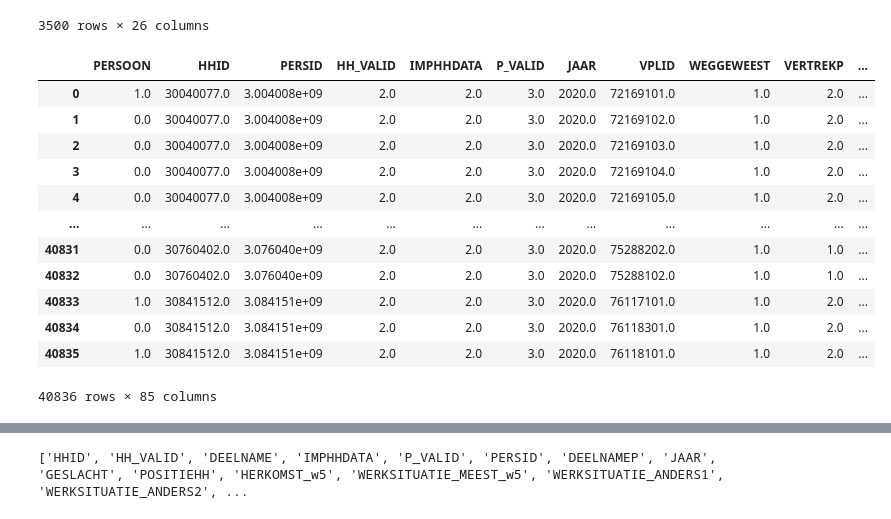
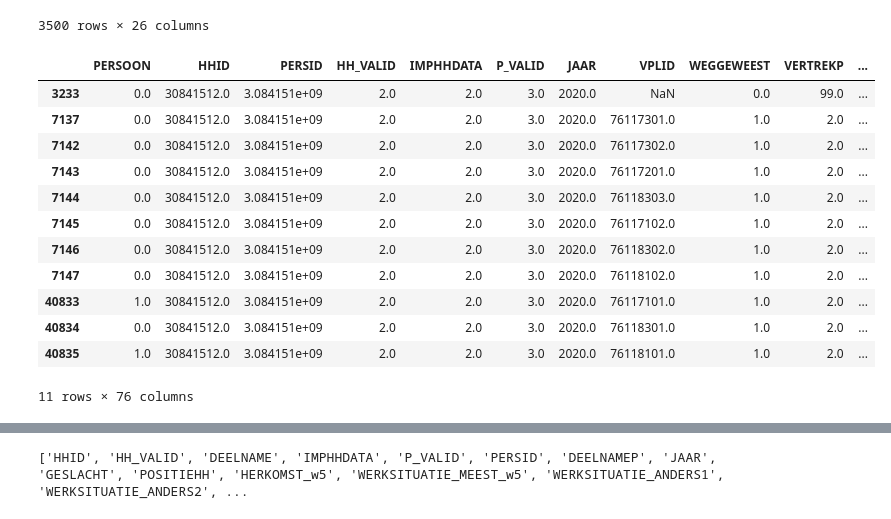
Before and after one commit to martynapiskorz/carn-t, a Jupyter notebook: MPN By wave/Y 20/mpn_20.ipynb, the cells around one changed output, grey strips where cells are left out. Drawn from its saved outputs; the diff is of its cells as text; code cells hidden in the pictures.

```diff
--- a/MPN By wave/Y 20/mpn_20.ipynb
+++ b/MPN By wave/Y 20/mpn_20.ipynb
@@ -32,26 +32,25 @@ display(aut)
 3500 rows × 26 columns
 # %%
 # dab cleaning
-# dab_dropcols = []
-# dab_80nan = og_dab.columns[og_dab.isna().mean() > 0.8].tolist()
-# dab_drop = dab_dropcols + dab_80nan
-# dab = og_dab.drop(columns=aut_drop, axis=1)
-df = og_dab
-display(df)
+dab_dropcols = []
+dab_80nan = og_dab.columns[og_dab.isna().mean() > 0.8].tolist()
+dab_drop = dab_dropcols + dab_80nan
+dab = og_dab.drop(columns=dab_drop, axis=1)
+display(dab[dab['HHID']==30841512.0])
 # %% [output]
 |  | PERSOON | HHID | PERSID | HH_VALID | IMPHHDATA | P_VALID | JAAR | VPLID | WEGGEWEEST | VERTREKP | ... |
-| 0 | 1.0 | 30040077.0 | 3.004008e+09 | 2.0 | 2.0 | 3.0 | 2020.0 | 72169101.0 | 1.0 | 2.0 | ... |
-| 1 | 0.0 | 30040077.0 | 3.004008e+09 | 2.0 | 2.0 | 3.0 | 2020.0 | 72169102.0 | 1.0 | 2.0 | ... |
-| 2 | 0.0 | 30040077.0 | 3.004008e+09 | 2.0 | 2.0 | 3.0 | 2020.0 | 72169103.0 | 1.0 | 2.0 | ... |
-| 3 | 0.0 | 30040077.0 | 3.004008e+09 | 2.0 | 2.0 | 3.0 | 2020.0 | 72169104.0 | 1.0 | 2.0 | ... |
-| 4 | 0.0 | 30040077.0 | 3.004008e+09 | 2.0 | 2.0 | 3.0 | 2020.0 | 72169105.0 | 1.0 | 2.0 | ... |
-| ... | ... | ... | ... | ... | ... | ... | ... | ... | ... | ... | ... |
-| 40831 | 0.0 | 30760402.0 | 3.076040e+09 | 2.0 | 2.0 | 3.0 | 2020.0 | 75288202.0 | 1.0 | 1.0 | ... |
-| 40832 | 0.0 | 30760402.0 | 3.076040e+09 | 2.0 | 2.0 | 3.0 | 2020.0 | 75288102.0 | 1.0 | 1.0 | ... |
+| 3233 | 0.0 | 30841512.0 | 3.084151e+09 | 2.0 | 2.0 | 3.0 | 2020.0 | NaN | 0.0 | 99.0 | ... |
+| 7137 | 0.0 | 30841512.0 | 3.084151e+09 | 2.0 | 2.0 | 3.0 | 2020.0 | 76117301.0 | 1.0 | 2.0 | ... |
+| 7142 | 0.0 | 30841512.0 | 3.084151e+09 | 2.0 | 2.0 | 3.0 | 2020.0 | 76117302.0 | 1.0 | 2.0 | ... |
+| 7143 | 0.0 | 30841512.0 | 3.084151e+09 | 2.0 | 2.0 | 3.0 | 2020.0 | 76117201.0 | 1.0 | 2.0 | ... |
+| 7144 | 0.0 | 30841512.0 | 3.084151e+09 | 2.0 | 2.0 | 3.0 | 2020.0 | 76118303.0 | 1.0 | 2.0 | ... |
+| 7145 | 0.0 | 30841512.0 | 3.084151e+09 | 2.0 | 2.0 | 3.0 | 2020.0 | 76117102.0 | 1.0 | 2.0 | ... |
+| 7146 | 0.0 | 30841512.0 | 3.084151e+09 | 2.0 | 2.0 | 3.0 | 2020.0 | 76118302.0 | 1.0 | 2.0 | ... |
+| 7147 | 0.0 | 30841512.0 | 3.084151e+09 | 2.0 | 2.0 | 3.0 | 2020.0 | 76118102.0 | 1.0 | 2.0 | ... |
 | 40833 | 1.0 | 30841512.0 | 3.084151e+09 | 2.0 | 2.0 | 3.0 | 2020.0 | 76117101.0 | 1.0 | 2.0 | ... |
 | 40834 | 0.0 | 30841512.0 | 3.084151e+09 | 2.0 | 2.0 | 3.0 | 2020.0 | 76118301.0 | 1.0 | 2.0 | ... |
 | 40835 | 1.0 | 30841512.0 | 3.084151e+09 | 2.0 | 2.0 | 3.0 | 2020.0 | 76118101.0 | 1.0 | 2.0 | ... |
-40836 rows × 85 columns
+11 rows × 76 columns
 # %%
 # dag cleaning
 dag_dropcols = []
```
Also changed, not shown: parts of 7 cells of this notebook.
